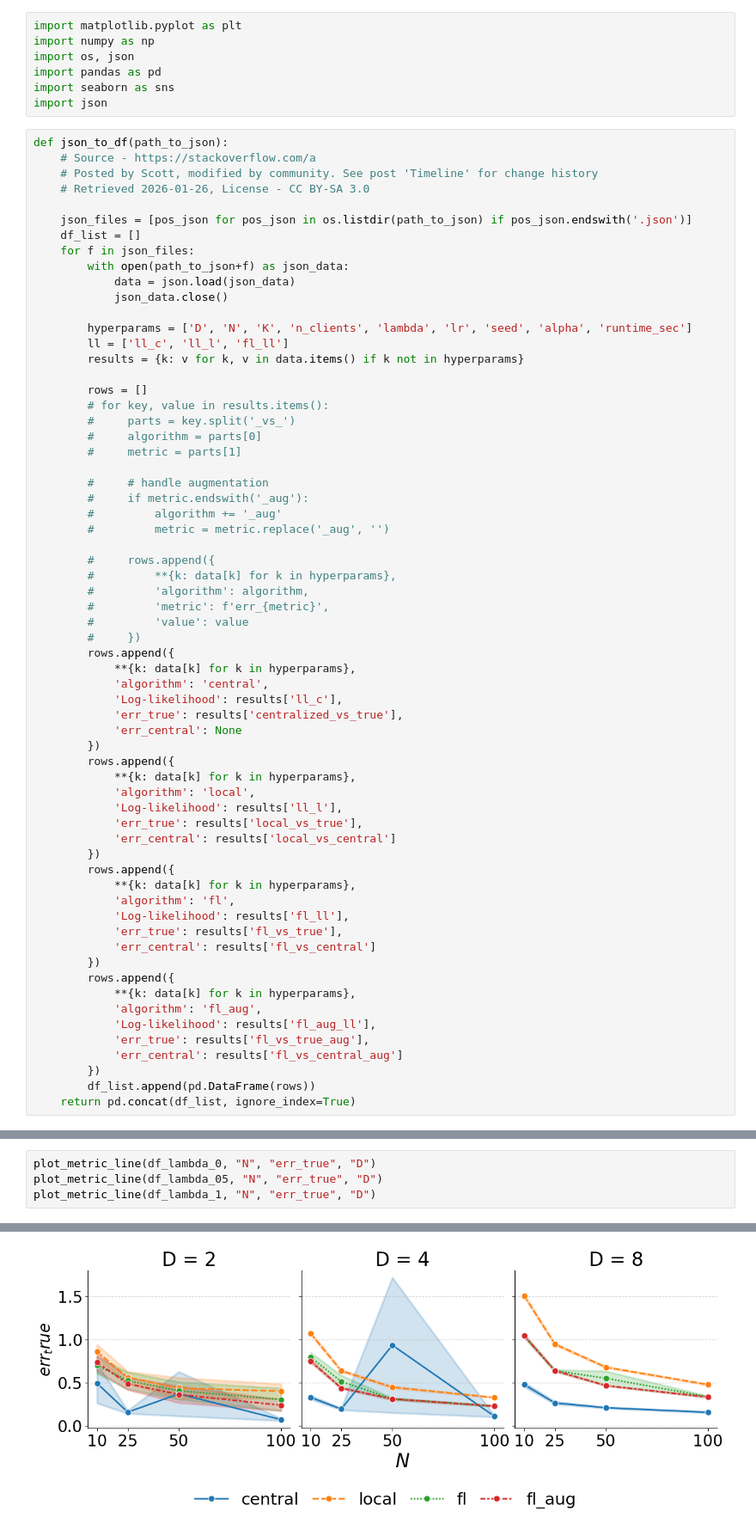
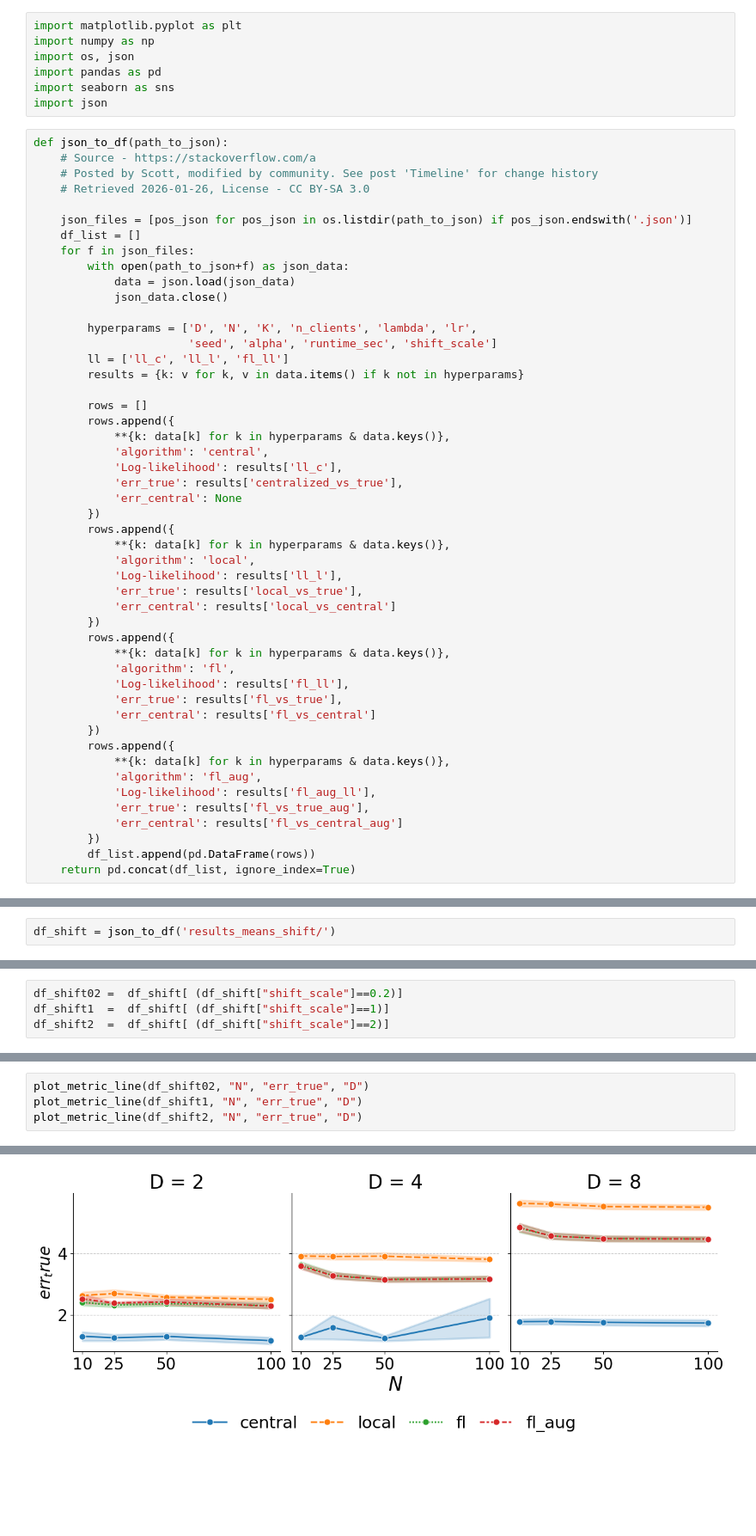
Before and after one commit to shamPJ/KL-GTVmin-GMM, a Jupyter notebook: Untitled.ipynb, the cells around one changed output, grey strips where cells are left out. Shown at 86% size. Drawn from its saved outputs; the diff is of its cells as text; blank space fills up the shorter version.

Commit message:
add cluster drop data

```diff
--- a/Untitled.ipynb
+++ b/Untitled.ipynb
@@ -18,50 +18,35 @@ def json_to_df(path_to_json):
             data = json.load(json_data)
             json_data.close()
 
-        hyperparams = ['D', 'N', 'K', 'n_clients', 'lambda', 'lr', 'seed', 'alpha', 'runtime_sec']
+        hyperparams = ['D', 'N', 'K', 'n_clients', 'lambda', 'lr',
+                       'seed', 'alpha', 'runtime_sec', 'shift_scale']
         ll = ['ll_c', 'll_l', 'fl_ll']
         results = {k: v for k, v in data.items() if k not in hyperparams}
 
         rows = []
-        # for key, value in results.items():
-        #     parts = key.split('_vs_')
-        #     algorithm = parts[0]
-        #     metric = parts[1]
-
-        #     # handle augmentation
-        #     if metric.endswith('_aug'):
-        #         algorithm += '_aug'
-        #         metric = metric.replace('_aug', '')
-
-        #     rows.append({
-        #         **{k: data[k] for k in hyperparams},
-        #         'algorithm': algorithm,
-        #         'metric': f'err_{metric}',
-        #         'value': value
-        #     })
         rows.append({
-            **{k: data[k] for k in hyperparams},
+            **{k: data[k] for k in hyperparams & data.keys()},
             'algorithm': 'central',
             'Log-likelihood': results['ll_c'],
             'err_true': results['centralized_vs_true'],
             'err_central': None
         })
         rows.append({
-            **{k: data[k] for k in hyperparams},
+            **{k: data[k] for k in hyperparams & data.keys()},
             'algorithm': 'local',
             'Log-likelihood': results['ll_l'],
             'err_true': results['local_vs_true'],
             'err_central': results['local_vs_central']
         })
         rows.append({
-            **{k: data[k] for k in hyperparams},
+            **{k: data[k] for k in hyperparams & data.keys()},
             'algorithm': 'fl',
             'Log-likelihood': results['fl_ll'],
             'err_true': results['fl_vs_true'],
             'err_central': results['fl_vs_central']
         })
         rows.append({
-            **{k: data[k] for k in hyperparams},
+            **{k: data[k] for k in hyperparams & data.keys()},
             'algorithm': 'fl_aug',
             'Log-likelihood': results['fl_aug_ll'],
             'err_true': results['fl_vs_true_aug'],
@@ -74,2 +59,4 @@ def json_to_df(path_to_json):
 df_lskew = json_to_df('results_dirichlet/')
+# %%
+df_shift = json_to_df('results_means_shift/')
 # %%
@@ -109,0 +117,4 @@ df_lambda_1 = df_iid[ (df_iid["lambda"]==1)]
+# %%
+df_shift02 =  df_shift[ (df_shift["shift_scale"]==0.2)]
+df_shift1  =  df_shift[ (df_shift["shift_scale"]==1)]
+df_shift2  =  df_shift[ (df_shift["shift_scale"]==2)]
@@ -110,5 +129,5 @@ df_lambda_1 = df_iid[ (df_iid["lambda"]==1)]
 # %%
-plot_metric_line(df_lambda_0, "N", "err_true", "D")
-plot_metric_line(df_lambda_05, "N", "err_true", "D")
-plot_metric_line(df_lambda_1, "N", "err_true", "D")
+plot_metric_line(df_shift02, "N", "err_true", "D")
+plot_metric_line(df_shift1, "N", "err_true", "D")
+plot_metric_line(df_shift2, "N", "err_true", "D")
 # %% [output]
@@ -117 +136 @@ plot_metric_line(df_lambda_1, "N", "err_true", "D")
-[figure, old version]
+[figure, new version]
```
Also changed, not shown: parts of 25 cells of this notebook, 5 other files.
